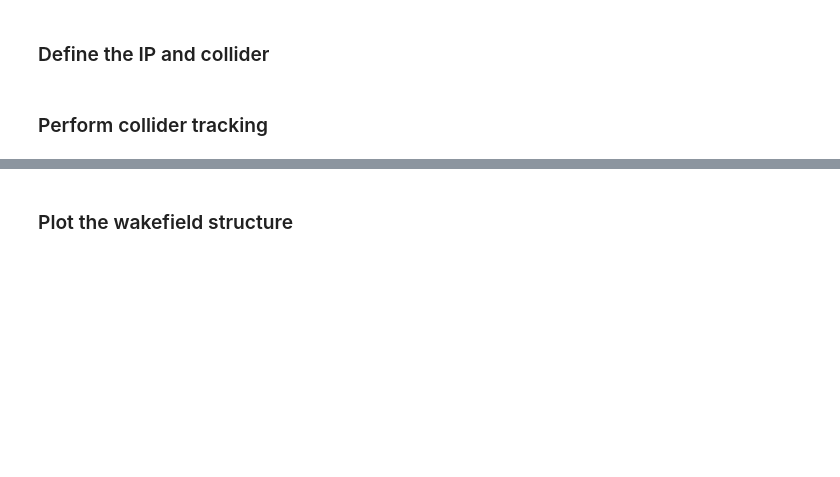
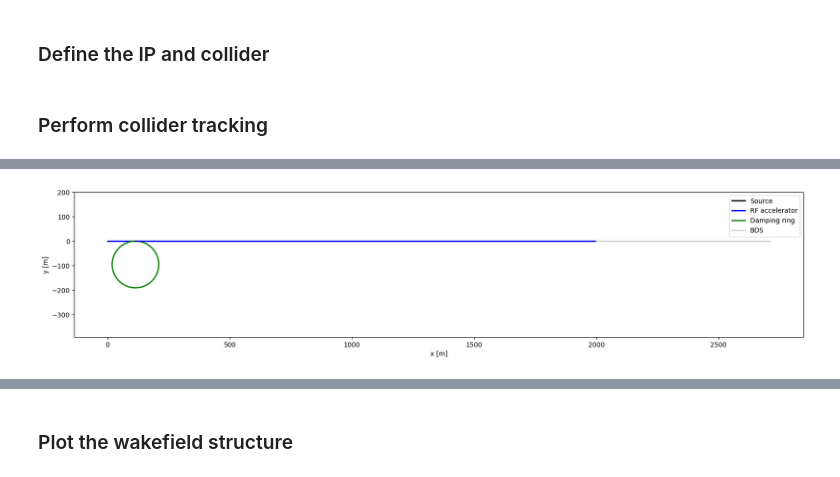
Before and after one commit to abel-framework/ABEL, a Jupyter notebook: examples/collider_example.ipynb, the cells around one changed output, grey strips where cells are left out. Saved outputs shown, nothing was run; the diff lists cells and outputs as text; code cells hidden in the pictures; blank space fills up the shorter version.

```diff
--- a/examples/collider_example.ipynb
+++ b/examples/collider_example.ipynb
@@ -176 +201,5 @@ collider.print_emissions()
+# %%
+collider.linac2.plot_survey()
+# %% [output]
+[figure, added]
 # %%
```
Also changed, not shown: parts of 11 cells of this notebook, 35 other files.
